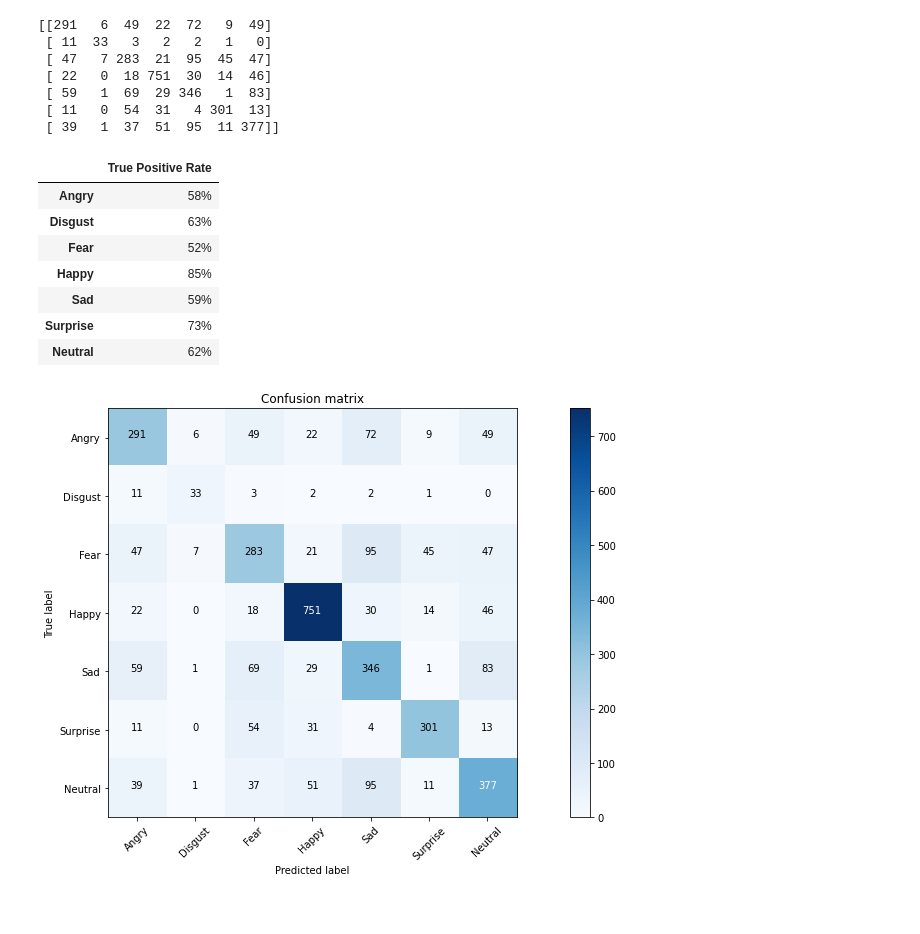
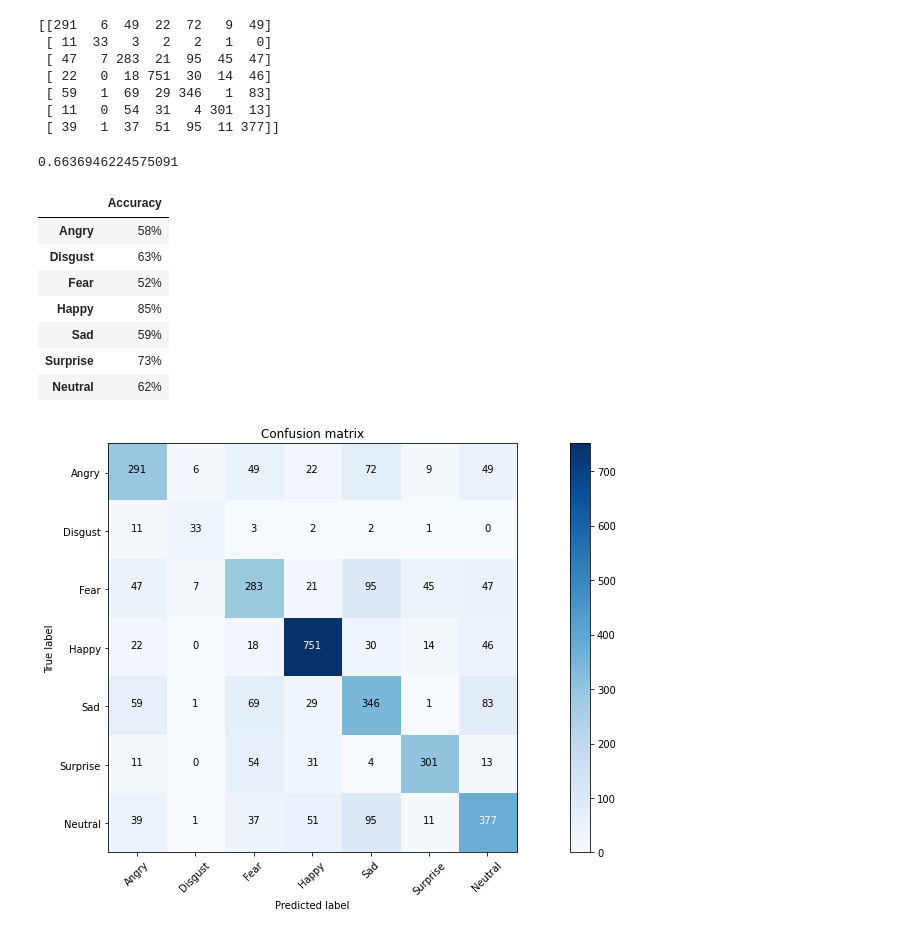
Before and after one commit to UNT-5214-P3/EmotionRecognition, a Jupyter notebook: keras_confusion_matrix.ipynb, the cells around one changed output. Saved outputs shown, nothing was run; the diff lists cells and outputs as text; code cells hidden in the pictures.

Commit message:
Compute overall accuracy and accuracy per class label

```diff
--- a/keras_confusion_matrix.ipynb
+++ b/keras_confusion_matrix.ipynb
@@ -31,18 +32,23 @@ print(cm)
  [ 59   1  69  29 346   1  83]
  [ 11   0  54  31   4 301  13]
  [ 39   1  37  51  95  11 377]]
+# %%
+# model's accuracy
+accuracy_score(y_true, y_pred)
+# %% [output]
+0.6636946224575091
 # %%
-# compute true positive rate per class
-tpr_keras = []
+# compute accuracy per class label
+accuracy_keras = []
 for row in range(len(cm)):
     total = sum(cm[row])
-    tpr = "{0:.0f}%".format(cm[row][row]*100 / total)
-    tpr_keras.append(tpr)
+    accuracy = "{0:.0f}%".format(cm[row][row]*100 / total)
+    accuracy_keras.append(accuracy)
 
-tpr_df = pd.DataFrame.from_dict(dict(zip(labels, tpr_keras)), orient='index', columns=['True Positive Rate'])
-tpr_df
+accuracy_df = pd.DataFrame.from_dict(dict(zip(labels, accuracy_keras)), orient='index', columns=['Accuracy'])
+accuracy_df
 # %% [output]
-|  | True Positive Rate |
+|  | Accuracy |
 | Angry | 58% |
 | Disgust | 63% |
 | Fear | 52% |
```
Also changed, not shown: parts of 1 cell of this notebook.
